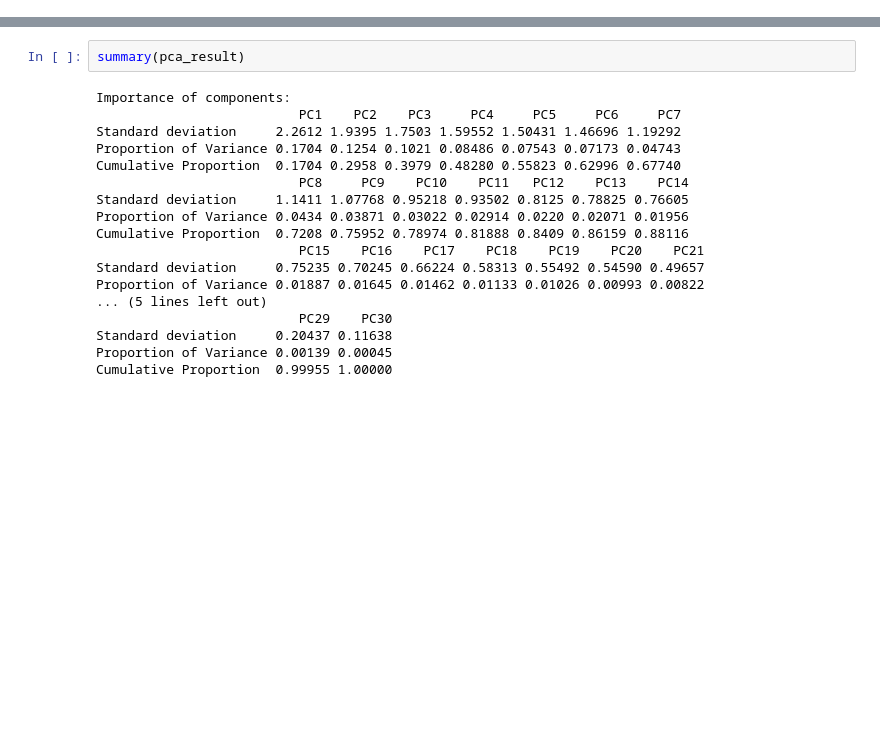
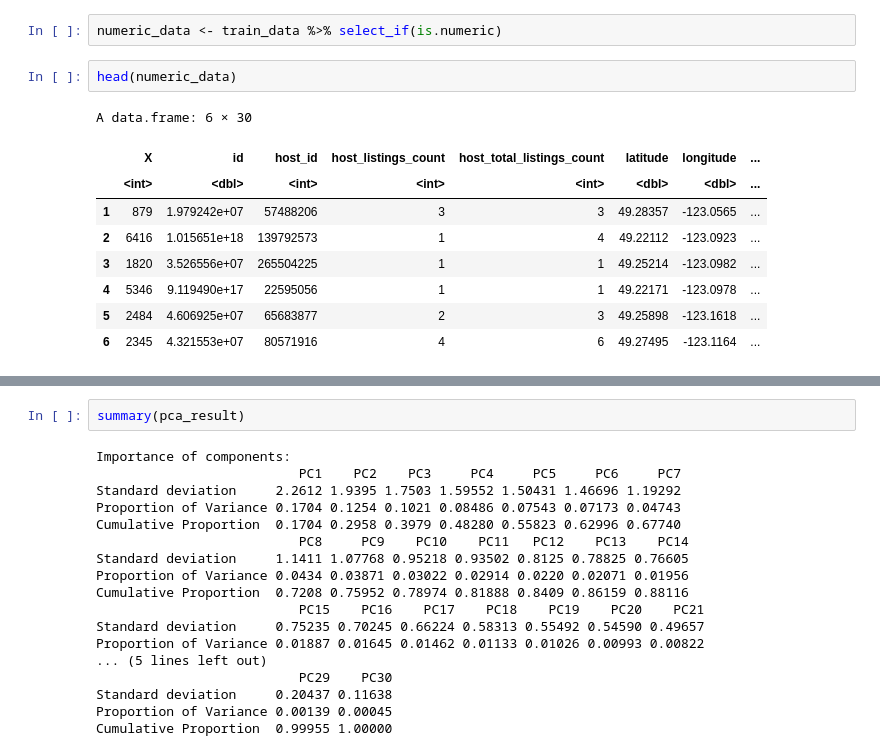
Before and after one commit to amahaj02/WIDS-Case-Comp, a Jupyter notebook: Untitled.ipynb, the cells around one changed output, grey strips where cells are left out. Cells and saved outputs as stored; diff of their text form; blank space fills up the shorter version.

```diff
--- a/Untitled.ipynb
+++ b/Untitled.ipynb
@@ -12,6 +12,20 @@ A data.frame: 6 × 45
 | 4 | 5346 | 9.119490e+17 | Home in Vancouver · ★5.0 · 1 bedr... | We are located in a quiet residen... | 22595056 | Raymond |  | ... |
 | 5 | 2484 | 4.606925e+07 | Guest suite in Vancouver · ★4.93 ... | Kitsilano at it's best! Short wal... | 65683877 | Yendi | within an hour | ... |
 | 6 | 2345 | 4.321553e+07 | Condo in Vancouver · ★4.88 · Stud... | Other attractions include: Trendy... | 80571916 | Alya | within an hour | ... |
+# %%
+numeric_data <- train_data %>% select_if(is.numeric)
+# %%
+head(numeric_data)
+# %% [output]
+A data.frame: 6 × 30
+|  | X | id | host_id | host_listings_count | host_total_listings_count | latitude | longitude | ... |
+|  | <int> | <dbl> | <int> | <int> | <int> | <dbl> | <dbl> | ... |
+| 1 | 879 | 1.979242e+07 | 57488206 | 3 | 3 | 49.28357 | -123.0565 | ... |
+| 2 | 6416 | 1.015651e+18 | 139792573 | 1 | 4 | 49.22112 | -123.0923 | ... |
+| 3 | 1820 | 3.526556e+07 | 265504225 | 1 | 1 | 49.25214 | -123.0982 | ... |
+| 4 | 5346 | 9.119490e+17 | 22595056 | 1 | 1 | 49.22171 | -123.0978 | ... |
+| 5 | 2484 | 4.606925e+07 | 65683877 | 2 | 3 | 49.25898 | -123.1618 | ... |
+| 6 | 2345 | 4.321553e+07 | 80571916 | 4 | 6 | 49.27495 | -123.1164 | ... |
 # %%
 # Load necessary libraries
 library(dplyr)
```
Also changed, not shown: parts of 3 cells of this notebook.
